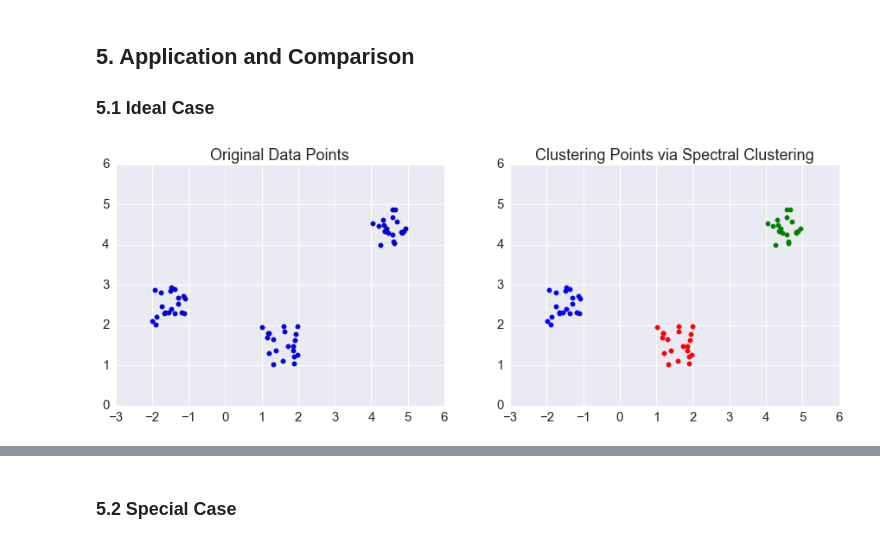
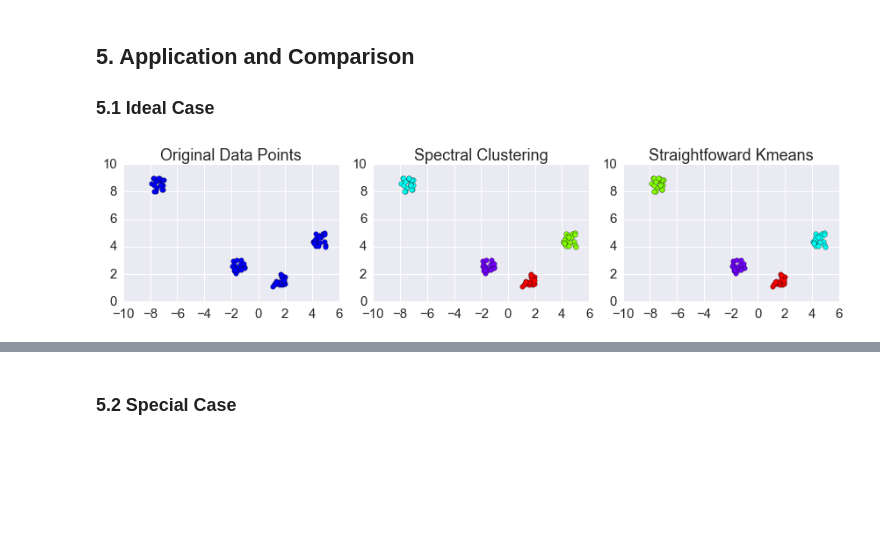
Before and after one commit to wzwangqi/663FinalProject, a Jupyter notebook: Report_new.ipynb, the cells around one changed output, grey strips where cells are left out. Saved outputs shown, nothing was run; the diff lists cells and outputs as text; code cells hidden in the pictures; blank space fills up the shorter version.

```diff
--- a/Report_new.ipynb
+++ b/Report_new.ipynb
@@ -802,26 +803,44 @@ t1.head()
 ## 5. Application and Comparison
 ### 5.1 Ideal Case
 # %%
-data = GenerateData_jit(3)
+k=4
+data = GenerateData_jit(k)
 affinity = CalculateAffinity_jit(data)
 # %%
-IDX= Spectral(3,affinity)
+# Results from spectral clustering
+IDX= Spectral(k,affinity)
+
+
+# Results from k-means
+clust_result = KMeans(n_clusters=k, random_state=10)
+cluster_labels = clust_result.fit_predict(data)
+indicator=np.loadtxt(cluster_labels,dtype='int32')
+ID=indicator.tolist()
+IDX_k=np.asarray(ID)
+
+
 
 # Draw graph
-plt.figure(figsize=(15,5))
-plt.subplot(1,2,1)
+plt.figure(figsize=(12,3))
+plt.subplot(1,3,1)
 plt.scatter(data[:,0],data[:,1],s=30)
 plt.title('Original Data Points')
 
-plt.subplot(1,2,2)
+plt.subplot(1,3,2)
+colors = plt.cm.hsv(np.linspace(0, 1, k+1))
 for i in range(len(IDX)):
-    if IDX[i] == 0:
-        plt.scatter(data[i,0],data[i,1],color='red',s=30)
-    elif IDX[i] == 1:
-        plt.scatter(data[i,0],data[i,1],color = 'blue',s=30)
-    elif IDX[i] == 2:
-        plt.scatter(data[i,0],data[i,1],color = 'green',s=30)
-plt.title('Clustering Points via Spectral Clustering')
-plt.show()
+    for j in range(k):
+        if IDX[i] == j:
+            plt.scatter(data[i,0],data[i,1],c=colors[j] ,s=30)
+plt.title('Spectral Clustering')
+
+
+plt.subplot(1,3,3)
+for i in range(len(IDX_k)):
+    for j in range(k):
+        if IDX_k[i] == j:
+            plt.scatter(data[i,0],data[i,1],c=colors[j] ,s=30)
+plt.title('Straightfoward Kmeans')
+plt.tight_layout()
 # %% [output]
-[figure, old version]
+[figure, new version]
```
Also changed, not shown: parts of 18 cells of this notebook, 1 other file.
